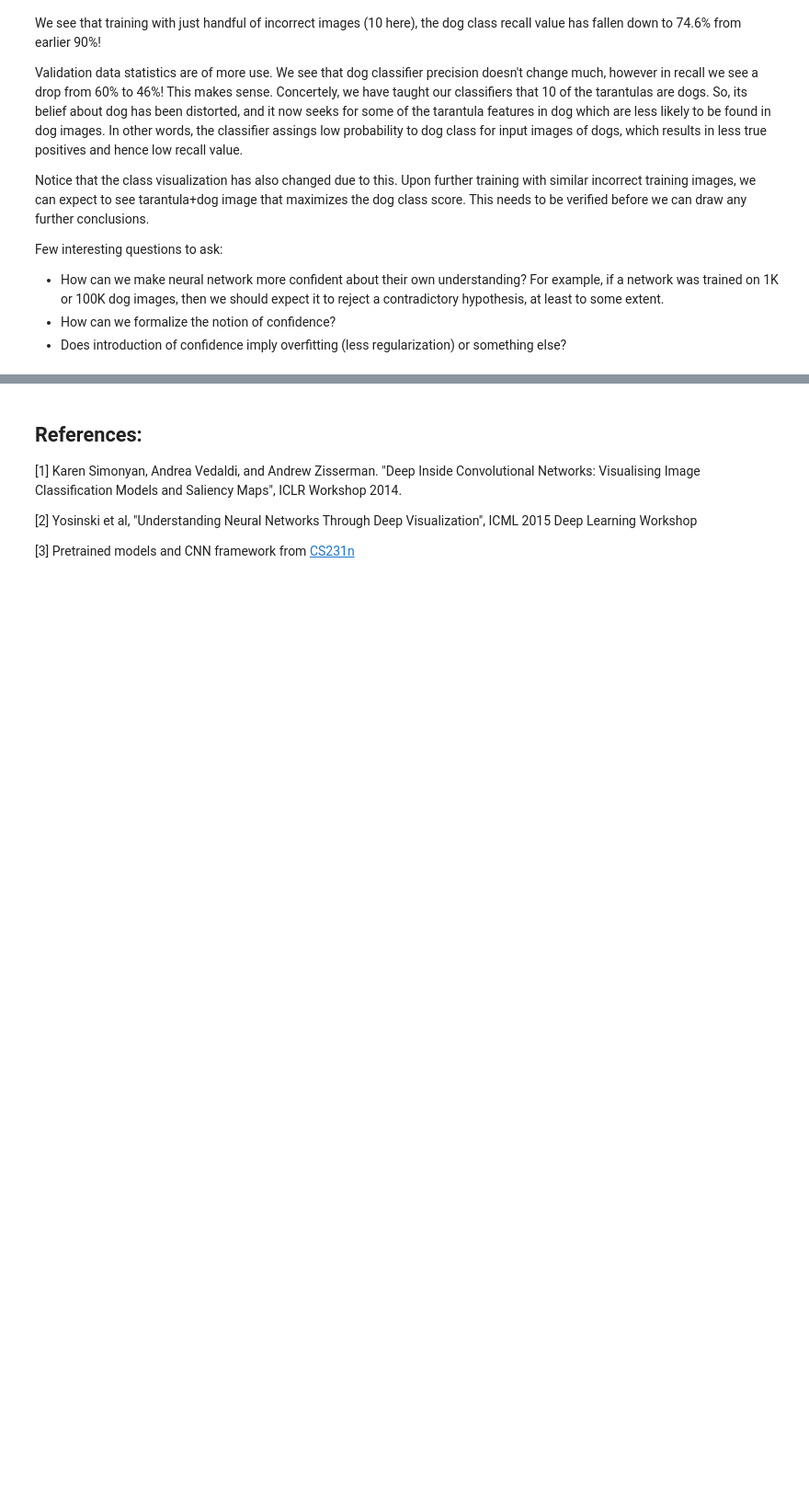
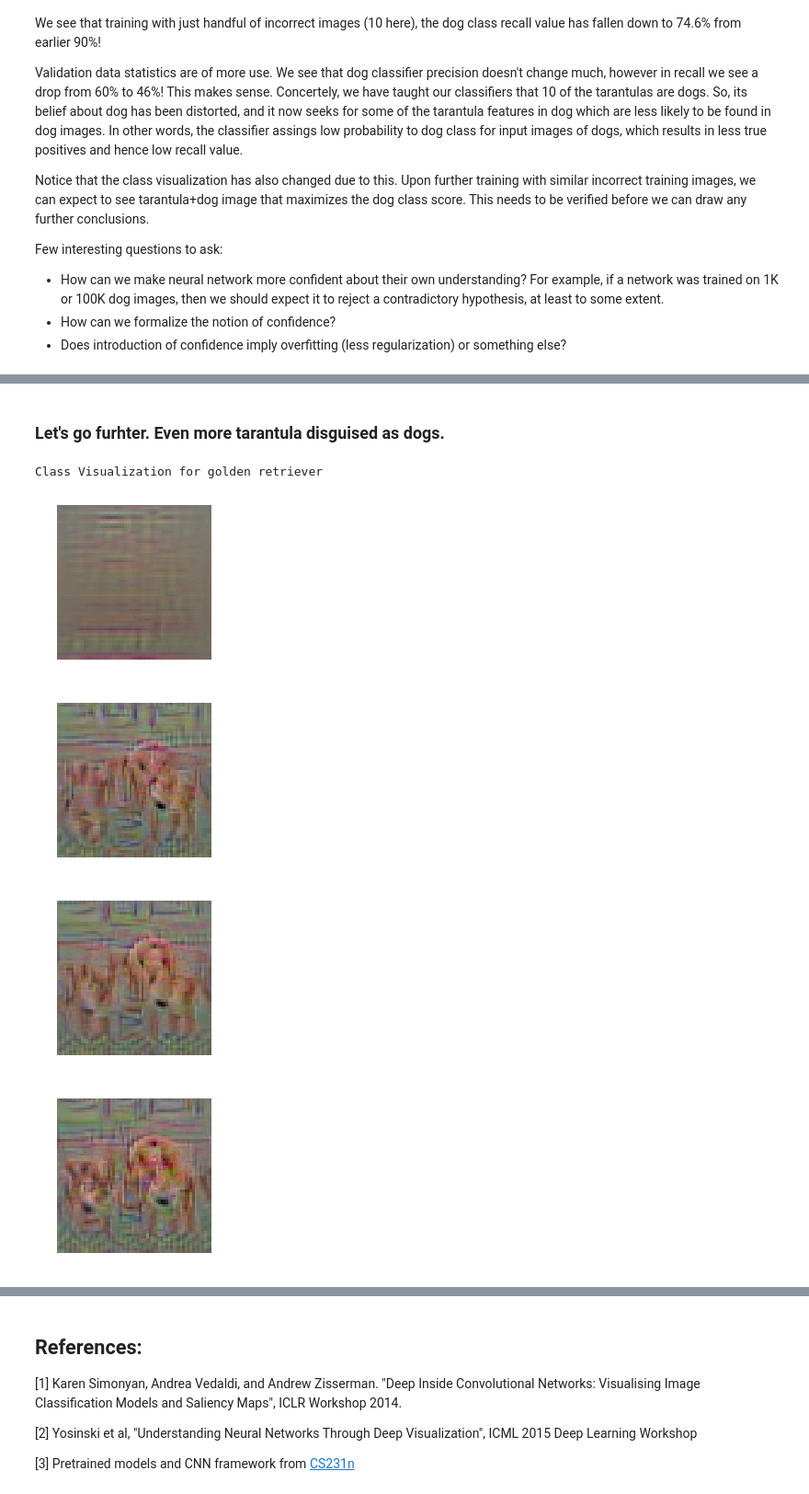
Before and after one commit to yrevar/neuralnets, a Jupyter notebook: analysis_nnet_confidence/analysis_nnet_overfitting_vs_confidence.ipynb, the cells around one changed output, grey strips where cells are left out. Shown at 92% size. Cells and saved outputs as stored; diff of their text form; code cells hidden in the pictures; blank space fills up the shorter version.

```diff
--- a/analysis_nnet_confidence/analysis_nnet_overfitting_vs_confidence.ipynb
+++ b/analysis_nnet_confidence/analysis_nnet_overfitting_vs_confidence.ipynb
@@ -442,0 +508,20 @@ Few interesting questions to ask:
+# %% [markdown]
+### Let's go furhter. Even more tarantula disguised as dogs.
+# %%
+loss, grads = model.loss(tarantula_train_images[110:], golden_retriever_cls)
+
+# Perform a parameter update
+for p, w in model.params.iteritems():
+  dw = grads[p]
+  config = {}
+  next_w, next_config = optim.adam(w, dw, config)
+  model.params[p] = next_w
+# %%
+print "Class Visualization for {}".format(data['class_names'][golden_retriever_cls][0])
+X4 = create_class_visualization(target_y, model, show_every=50, num_iterations=200)
+# %% [output]
+Class Visualization for golden retriever
+[figure, added]
+[figure, added]
+[figure, added]
+[figure, added]
```
Also changed, not shown: parts of 16 cells of this notebook.
